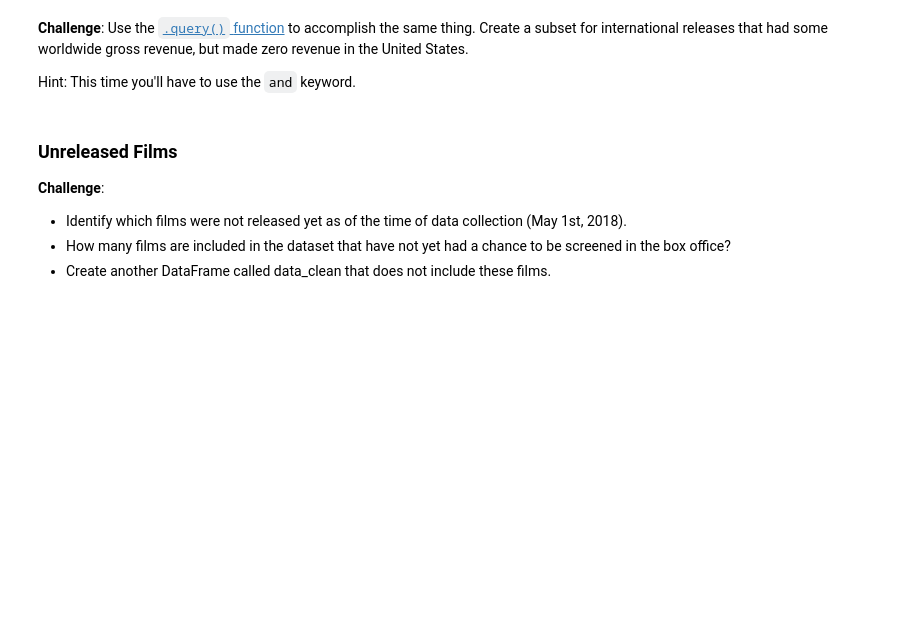
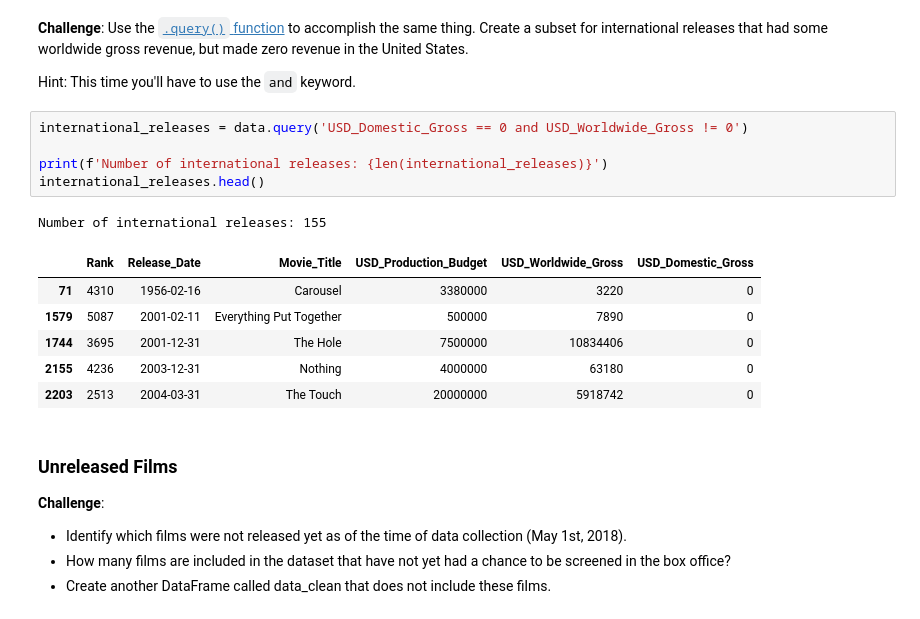
Before and after one commit to zoard-ehmann/100-days-of-python, a Jupyter notebook: Day77/Linear_Regression/Seaborn_and_Linear_Regression.ipynb, the cells around one changed output. Cells and saved outputs as stored; diff of their text form; blank space fills up the shorter version.

```diff
--- a/Day77/Linear_Regression/Seaborn_and_Linear_Regression.ipynb
+++ b/Day77/Linear_Regression/Seaborn_and_Linear_Regression.ipynb
@@ -197,6 +211,19 @@ zero_worldwide_gross.sort_values(by='USD_Production_Budget', ascending=False).he
 **Challenge**: Use the [`.query()` function](https://pandas.pydata.org/pandas-docs/stable/reference/api/pandas.DataFrame.query.html) to accomplish the same thing. Create a subset for international releases that had some worldwide gross revenue, but made zero revenue in the United States.
 
 Hint: This time you'll have to use the `and` keyword.
+# %%
+international_releases = data.query('USD_Domestic_Gross == 0 and USD_Worldwide_Gross != 0')
+
+print(f'Number of international releases: {len(international_releases)}')
+international_releases.head()
+# %% [output]
+Number of international releases: 155
+|  | Rank | Release_Date | Movie_Title | USD_Production_Budget | USD_Worldwide_Gross | USD_Domestic_Gross |
+| 71 | 4310 | 1956-02-16 | Carousel | 3380000 | 3220 | 0 |
+| 1579 | 5087 | 2001-02-11 | Everything Put Together | 500000 | 7890 | 0 |
+| 1744 | 3695 | 2001-12-31 | The Hole | 7500000 | 10834406 | 0 |
+| 2155 | 4236 | 2003-12-31 | Nothing | 4000000 | 63180 | 0 |
+| 2203 | 2513 | 2004-03-31 | The Touch | 20000000 | 5918742 | 0 |
 # %% [markdown]
 ### Unreleased Films
 
```
Also changed, not shown: parts of 5 cells of this notebook.
